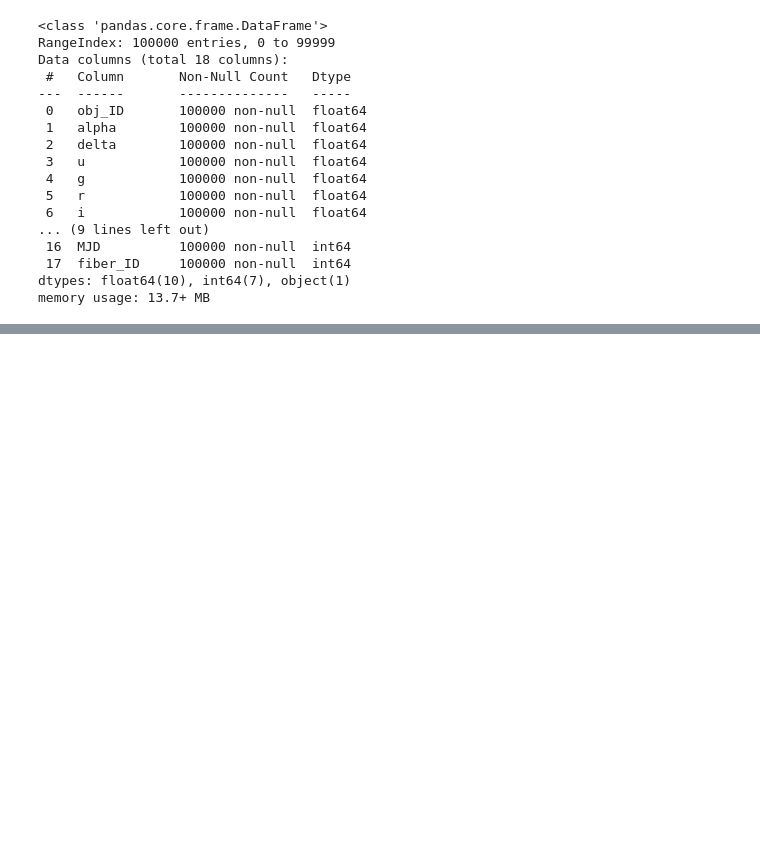
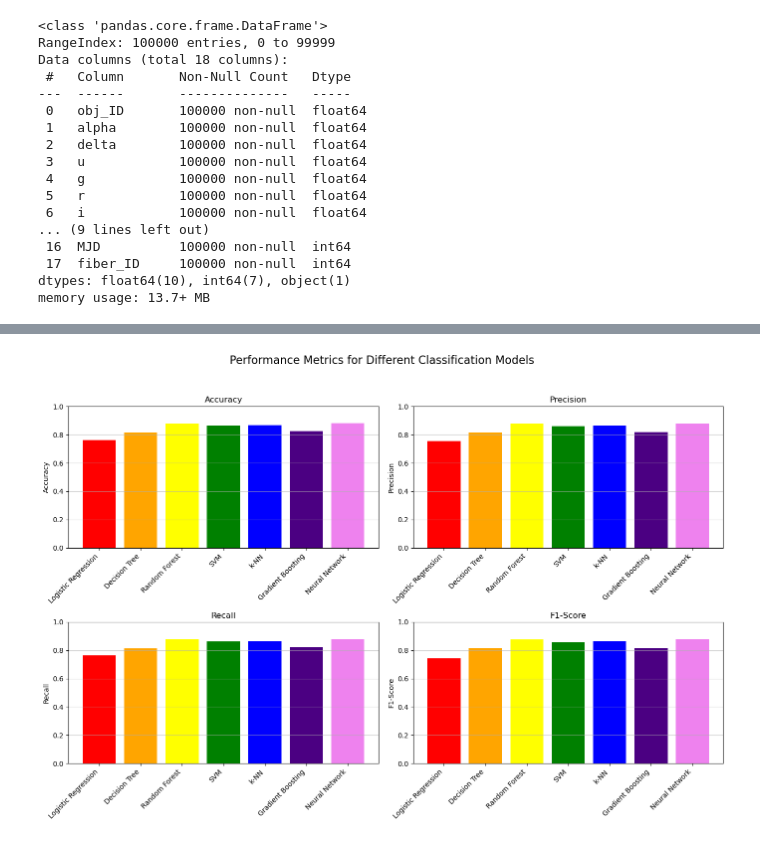
Before and after one commit to l-velazquez/Final_ML_project, a Jupyter notebook: Astro_ML.ipynb, the cells around one changed output, grey strips where cells are left out. Saved outputs shown, nothing was run; the diff lists cells and outputs as text; code cells hidden in the pictures; blank space fills up the shorter version.

```diff
--- a/Astro_ML.ipynb
+++ b/Astro_ML.ipynb
@@ -98,0 +109,6 @@ plt.show()
+# %%
+features = spectral_features[['u', 'g', 'r', 'i', 'z']]  # Independent variables
+target = spectral_features['class']  # Dependent variable
+# %%
+from sklearn.model_selection import train_test_split
+X_train, X_test, y_train, y_test = train_test_split(features, target, test_size=0.3, random_state=42)
@@ -98,0 +206,35 @@ plt.show()
+# %%
+# Create a figure with subplots
+fig, axes = plt.subplots(nrows=2, ncols=2, figsize=(14, 10))
+fig.suptitle('Performance Metrics for Different Classification Models', fontsize=16)
+
+# Titles for each subplot
+titles = ['Accuracy', 'Precision', 'Recall', 'F1-Score']
+
+# Metrics to plot
+metrics = ['Accuracy', 'Precision', 'Recall', 'F1-Score']
+
+# Define a list of colors
+colors = ['red', 'orange', 'yellow', 'green', 'blue', 'indigo', 'violet']
+
+# Ensure there are enough colors
+if len(colors) < len(results_df['Model']):
+    # Extend the colors list or repeat it
+    colors += colors * (len(results_df['Model']) // len(colors) + 1)
+
+# Create bar plots for each metric
+for ax, metric, title in zip(axes.flatten(), metrics, titles):
+    ax.bar(results_df['Model'], results_df[metric], color=colors[:len(results_df['Model'])])
+    ax.set_title(title)
+    ax.grid(axis='y', linestyle='-', alpha=0.6)
+    ax.set_ylabel(metric)
+    ax.set_xticklabels(results_df['Model'], rotation=45, ha='right')
+    ax.set_ylim([0, 1])  # Scale the y-axis to show values from 0 to 1
+
+# Adjust layout
+plt.tight_layout(rect=[0, 0.03, 1, 0.95])
+
+# Show the plot
+plt.show()
+# %% [output]
+[figure, added]
```
Also changed, not shown: parts of 6 cells of this notebook.
